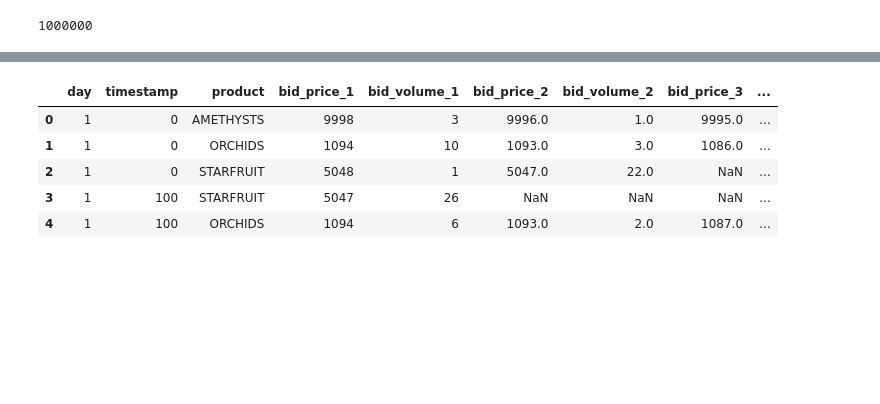
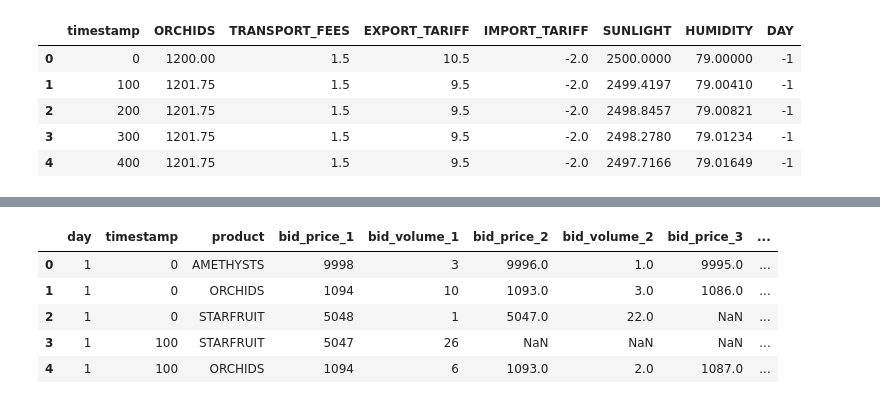
Before and after one commit to Gael-BB/Prosperity2, a Jupyter notebook: research/round2/regression.ipynb, the cells around one changed output, grey strips where cells are left out. Cells and saved outputs as stored; diff of their text form; code cells hidden in the pictures; blank space fills up the shorter version.

```diff
--- a/research/round2/regression.ipynb
+++ b/research/round2/regression.ipynb
@@ -5,12 +5,15 @@ import matplotlib.pyplot as plt
 # %%
 data1 = pd.read_csv('../prices/prices_round_2_day_-1.csv', header = 0, sep=";")
 data2 = pd.read_csv('../prices/prices_round_2_day_0.csv', header = 0, sep=";")
 data3 = pd.read_csv('../prices/prices_round_2_day_1.csv', header = 0, sep=";")
 
 # Join rows of data1, data2 and data3
-# data = pd.concat([data1, data2, data3])
-data = data1
+data = pd.concat([data1, data2, data3]).reset_index(drop=True)
 data.head()
-max(data1['timestamp'])
 # %% [output]
-1000000
+|  | timestamp | ORCHIDS | TRANSPORT_FEES | EXPORT_TARIFF | IMPORT_TARIFF | SUNLIGHT | HUMIDITY | DAY |
+| 0 | 0 | 1200.00 | 1.5 | 10.5 | -2.0 | 2500.0000 | 79.00000 | -1 |
+| 1 | 100 | 1201.75 | 1.5 | 9.5 | -2.0 | 2499.4197 | 79.00410 | -1 |
+| 2 | 200 | 1201.75 | 1.5 | 9.5 | -2.0 | 2498.8457 | 79.00821 | -1 |
+| 3 | 300 | 1201.75 | 1.5 | 9.5 | -2.0 | 2498.2780 | 79.01234 | -1 |
+| 4 | 400 | 1201.75 | 1.5 | 9.5 | -2.0 | 2497.7166 | 79.01649 | -1 |
```
Also changed, not shown: parts of 1 cell of this notebook, 3 other files.
